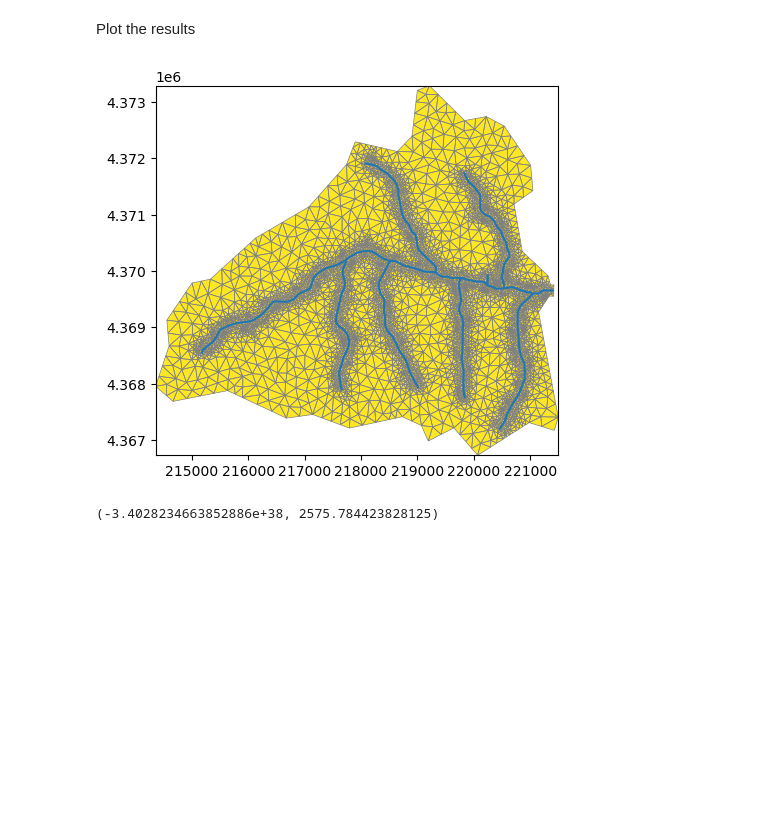
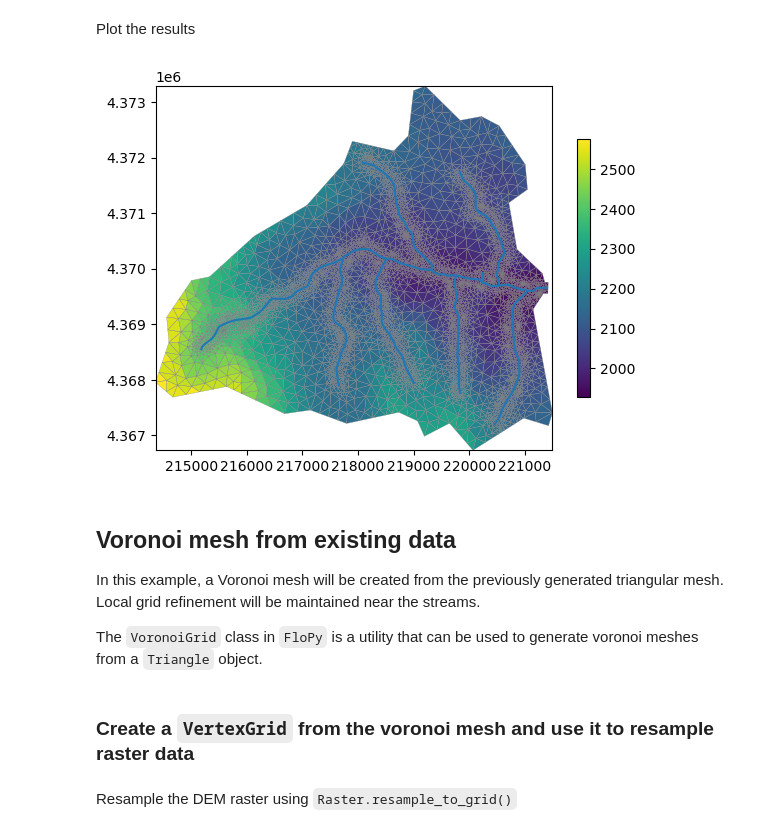
Before and after one commit to jlarsen-usgs/dany, a Jupyter notebook: examples/Complex_meshes_from_existing_boundary.ipynb, the cells around one changed output. Saved outputs shown, nothing was run; the diff lists cells and outputs as text; code cells hidden in the pictures; blank space fills up the shorter version.

```diff
--- a/examples/Complex_meshes_from_existing_boundary.ipynb
+++ b/examples/Complex_meshes_from_existing_boundary.ipynb
@@ -163,7 +163,7 @@ top = np.ones((ncpl,))
 botm = np.zeros((nlay, ncpl))
 idomain = np.ones((ncpl,), dtype=int)
 
-vgrid = flopy.discretization.VertexGrid(
+trigrid = flopy.discretization.VertexGrid(
     vertices=verts,
     cell2d=cell2d,
     ncpl=ncpl,
@@ -176,23 +176,28 @@ vgrid = flopy.discretization.VertexGrid(
 Resample the DEM raster using `Raster.resample_to_grid()`
 # %%
 dem_array = rstr.resample_to_grid(
-    vgrid,
+    trigrid,
     band=rstr.bands[0],
     method="min"
 )
+dem_array[dem_array == rstr.nodatavals[0]] = np.nan
+dem_array = dany.fill_nan_values(trigrid, dem_array)
 # %% [markdown]
 Plot the results
 # %%
 fig, ax = plt.subplots()
 
-pmv = flopy.plot.PlotMapView(modelgrid=vgrid, ax=ax)
+pmv = flopy.plot.PlotMapView(modelgrid=trigrid, ax=ax)
 pc = pmv.plot_array(dem_array)
-pmv.plot_grid(color="gray", lw=0.5)
+pmv.plot_grid(color="gray", lw=0.2)
 
-nhddf.plot(ax=ax, lw=1.5);
+nhddf.plot(ax=ax, lw=1.5)
+plt.colorbar(pc, shrink=0.7);
 # %% [output]
-[figure, old version]
+[figure, new version]
-# %%
-np.min(dem_array), np.max(dem_array)
-# %% [output]
-(-3.4028234663852886e+38, 2575.784423828125)
+# %% [markdown]
+## Voronoi mesh from existing data
+
+In this example, a Voronoi mesh will be created from the previously generated triangular mesh. Local grid refinement will be maintained near the streams.
+
+The `VoronoiGrid` class in `FloPy` is a utility that can be used to generate voronoi meshes from a `Triangle` object.
@@ -198,0 +209,2 @@ np.min(dem_array), np.max(dem_array)
+# %% [markdown]
+### Create a `VertexGrid` from the voronoi mesh and use it to resample raster data
@@ -198,0 +213,2 @@ np.min(dem_array), np.max(dem_array)
+# %% [markdown]
+Resample the DEM raster using `Raster.resample_to_grid()`
```
Also changed, not shown: parts of 14 cells of this notebook, 1 other file.
